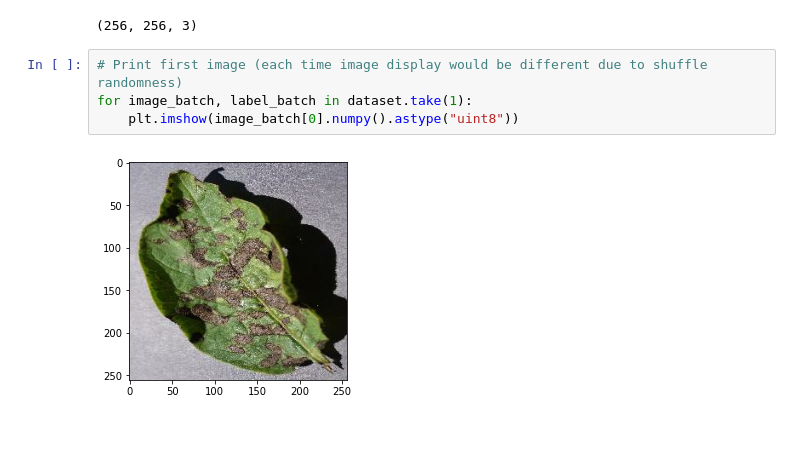
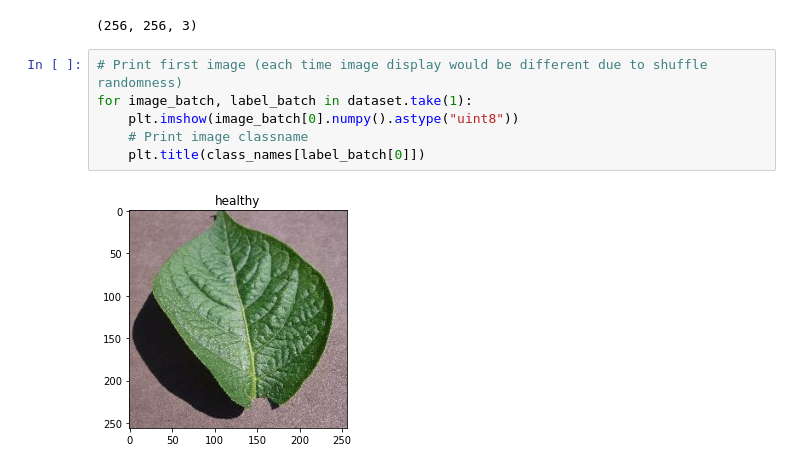
Before and after one commit to m3redithw/Potato-Disease-Image-Classification, a Jupyter notebook: preparation.ipynb, the cells around one changed output. Drawn from its saved outputs; the diff is of its cells as text; blank space fills up the shorter version.

Commit message:
added print photos

```diff
--- a/preparation.ipynb
+++ b/preparation.ipynb
@@ -47,6 +47,8 @@ for image_batch, label_batch in dataset.take(1):
 # %%
 # Print first image (each time image display would be different due to shuffle randomness)
 for image_batch, label_batch in dataset.take(1):
     plt.imshow(image_batch[0].numpy().astype("uint8"))
+    # Print image classname
+    plt.title(class_names[label_batch[0]])
 # %% [output]
-[figure, old version]
+[figure, new version]
```
Also changed, not shown: parts of 3 cells of this notebook.
